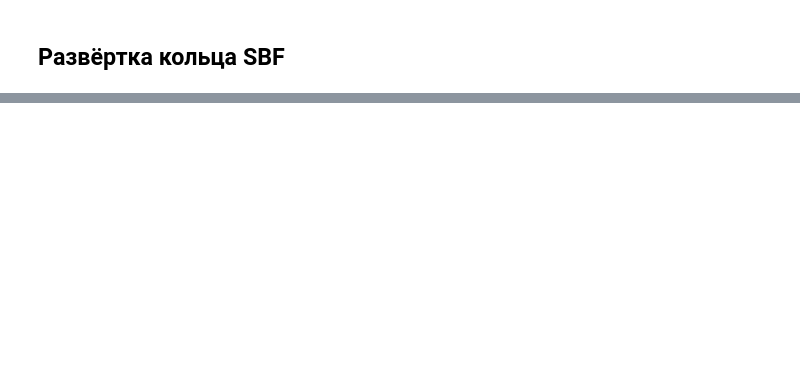
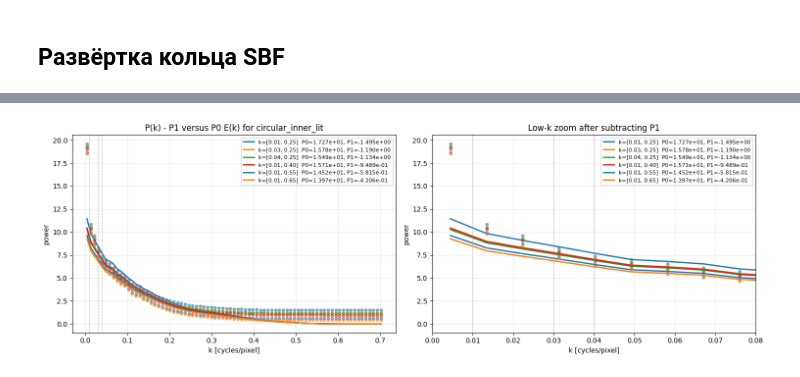
Before and after one commit to Saharochekl/course-work_4-SBF, a Jupyter notebook: code/sbf-1.ipynb, the cells around one changed output, grey strips where cells are left out. Drawn from its saved outputs; the diff is of its cells as text; code cells hidden in the pictures; blank space fills up the shorter version.

```diff
--- a/code/sbf-1.ipynb
+++ b/code/sbf-1.ipynb
@@ -6165,0 +6851,69 @@ plt.show()
+# %%
+print("plotting P(k)-P1 versus P0 E(k) diagnostic...")
+
+required_names = ["spec", "fit_results", "fit_curves", "region_info"]
+missing_names = [name for name in required_names if name not in globals()]
+if missing_names:
+    raise RuntimeError(
+        "Run the previous 'Low-k Stability Diagnostic' cell first; missing variables: "
+        + ", ".join(missing_names)
+    )
+
+KDIAG_MODEL_ZOOM_MAX = globals().get("KDIAG_K_ZOOM_MAX", 0.08)
+KDIAG_MODEL_TABLE_BINS = globals().get("KDIAG_FIRST_N_BINS", 15)
+
+df_pk_model_component = pd.DataFrame({
+    "k": spec["kP"][:KDIAG_MODEL_TABLE_BINS],
+    "Pk": spec["P"][:KDIAG_MODEL_TABLE_BINS],
+})
+
+fig, axes = plt.subplots(1, 2, figsize=(15, 5))
+colors = ["tab:blue", "tab:orange", "tab:green", "tab:red"]
+
+for i, fit_row in enumerate(fit_results):
+    fit_key = f"{fit_row['kmin']:.2f}".replace(".", "p")
+    fit = fit_curves[fit_key]
+    color = colors[i % len(colors)]
+
+    pk_minus_p1 = spec["P"] - fit_row["P1"]
+    p0e = fit_row["P0"] * fit["E_all"]
+
+    label = (
+        f"k=[{fit_row['kmin']:.2f}, {fit_row['kmax']:.2f}]  "
+        f"P0={fit_row['P0']:.3e}, P1={fit_row['P1']:.3e}"
+    )
+
+    axes[0].plot(spec["kP"], pk_minus_p1, "o", ms=4, color=color, alpha=0.55)
+    axes[0].plot(spec["kP"], p0e, color=color, lw=2.0, label=label)
+
+    axes[1].plot(spec["kP"], pk_minus_p1, "o", ms=4, color=color, alpha=0.55)
+    axes[1].plot(spec["kP"], p0e, color=color, lw=2.0, label=label)
+
+    df_pk_model_component[f"Pk_minus_P1_{fit_key}"] = pk_minus_p1[:KDIAG_MODEL_TABLE_BINS]
+    df_pk_model_component[f"P0E_{fit_key}"] = p0e[:KDIAG_MODEL_TABLE_BINS]
+    df_pk_model_component[f"delta_{fit_key}"] = (
+        df_pk_model_component[f"Pk_minus_P1_{fit_key}"] - df_pk_model_component[f"P0E_{fit_key}"]
+    )
+
+for v in sorted({float(row["kmin"]) for row in fit_results}):
+    axes[0].axvline(v, color="0.6", lw=0.8, ls="--", alpha=0.7)
+    axes[1].axvline(v, color="0.6", lw=0.8, ls="--", alpha=0.7)
+
+axes[0].set_title(f"P(k) - P1 versus P0 E(k) for {region_info['region']}")
+axes[0].set_xlabel("k [cycles/pixel]")
+axes[0].set_ylabel("power")
+axes[0].grid(True, alpha=0.25)
+axes[0].legend(fontsize=8)
+
+axes[1].set_title("Low-k zoom after subtracting P1")
+axes[1].set_xlabel("k [cycles/pixel]")
+axes[1].set_ylabel("power")
+axes[1].set_xlim(0.0, float(KDIAG_MODEL_ZOOM_MAX))
+axes[1].grid(True, alpha=0.25)
+axes[1].legend(fontsize=8)
+
+plt.tight_layout()
+plt.show()
+
+display(df_pk_model_component)
+# %% [output]
@@ -6165,0 +6921 @@ plt.show()
+[figure, added]
```
Also changed, not shown: parts of 39 cells of this notebook.
